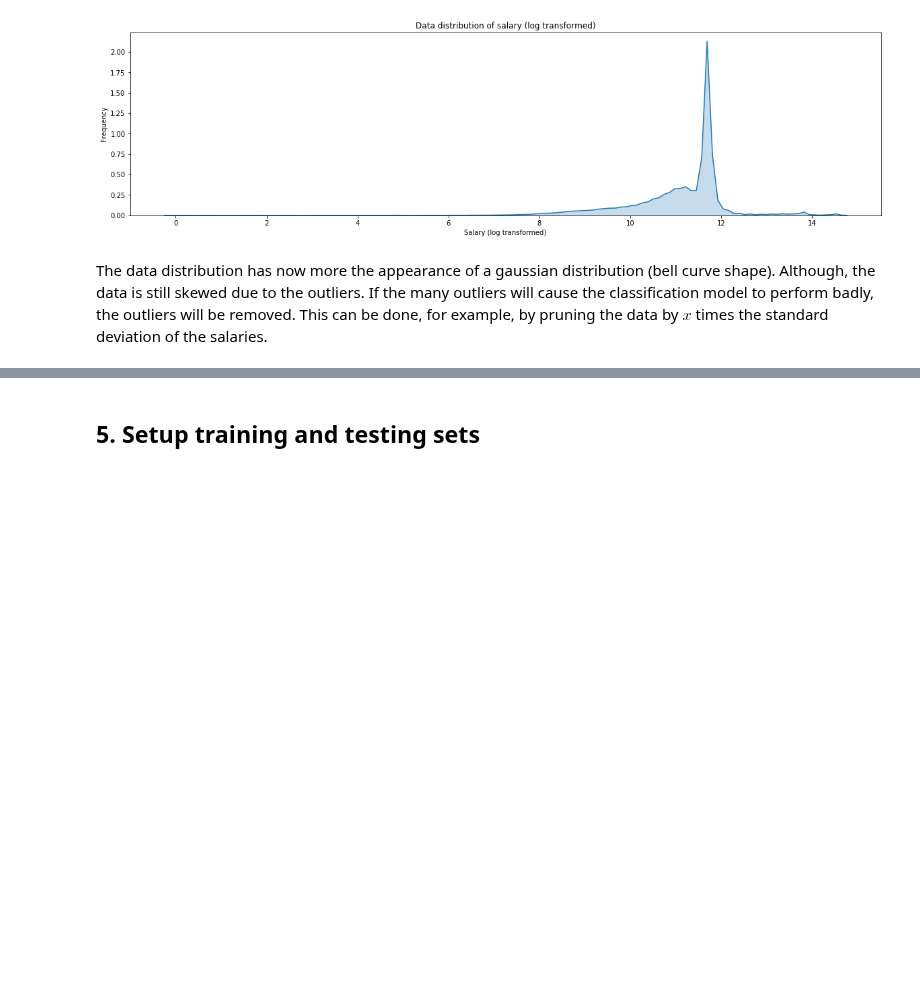
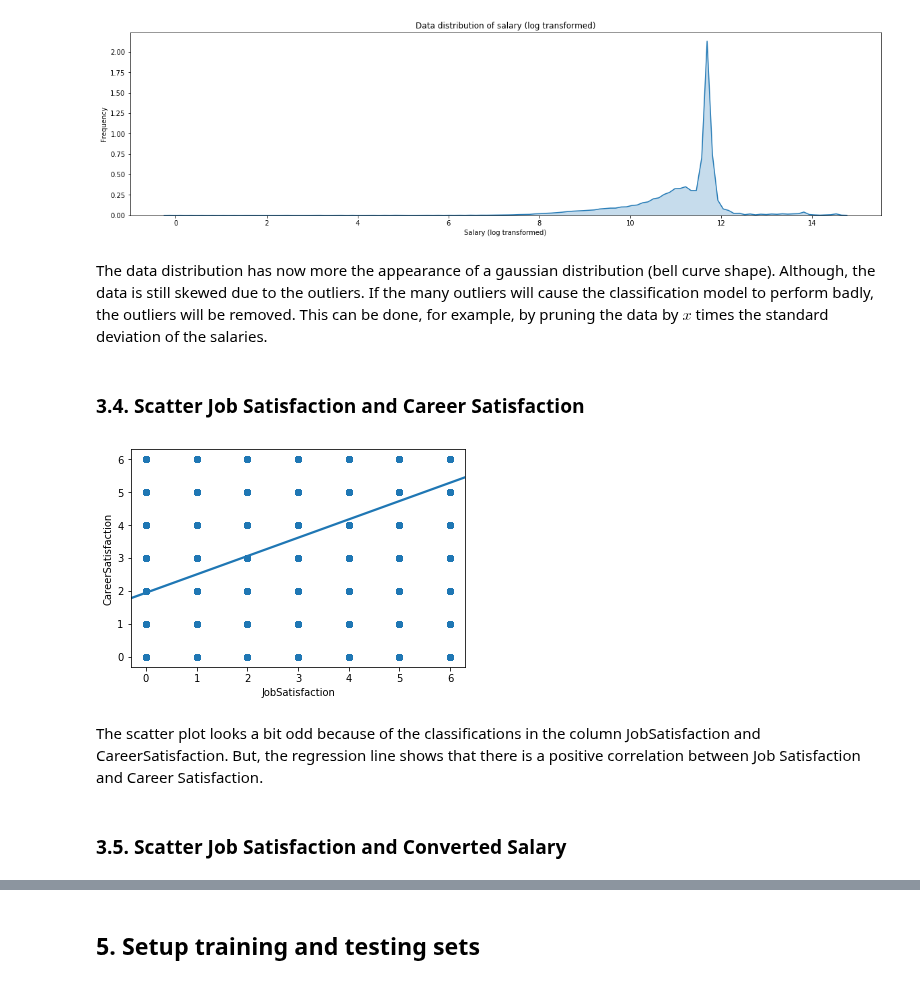
Before and after one commit to Vidovitsch/stack-overflow-survey-model, a Jupyter notebook: research.ipynb, the cells around one changed output, grey strips where cells are left out. Saved outputs shown, nothing was run; the diff lists cells and outputs as text; code cells hidden in the pictures; blank space fills up the shorter version.

Commit message:
Extra exploration plots added

```diff
--- a/research.ipynb
+++ b/research.ipynb
@@ -145,3 +150,15 @@ kde.set(title='Data distribution of salary (log transformed)',
 [figure]
 # %% [markdown]
 The data distribution has now more the appearance of a gaussian distribution (bell curve shape). Although, the data is still skewed due to the outliers. If the many outliers will cause the classification model to perform badly, the outliers will be removed. This can be done, for example, by pruning the data by $x$ times the standard deviation of the salaries.
+# %% [markdown]
+### 3.4. Scatter Job Satisfaction and Career Satisfaction
+# %%
+satisfaction = so_survey[['JobSatisfaction', 'CareerSatisfaction']]
+# %%
+reg = sns.regplot(x='JobSatisfaction', y='CareerSatisfaction', data=satisfaction)
+# %% [output]
+[figure, added]
+# %% [markdown]
+The scatter plot looks a bit odd because of the classifications in the column JobSatisfaction and CareerSatisfaction. But, the regression line shows that there is a positive correlation between Job Satisfaction and Career Satisfaction.
+# %% [markdown]
+### 3.5. Scatter Job Satisfaction and Converted Salary
```
Also changed, not shown: parts of 72 cells of this notebook.
